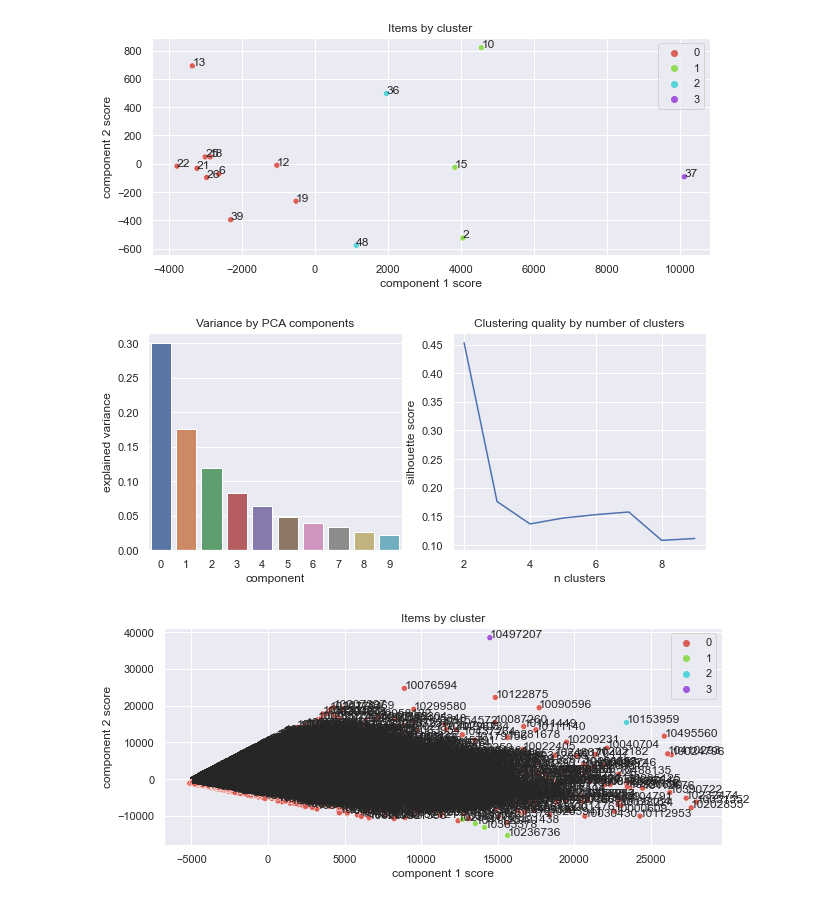
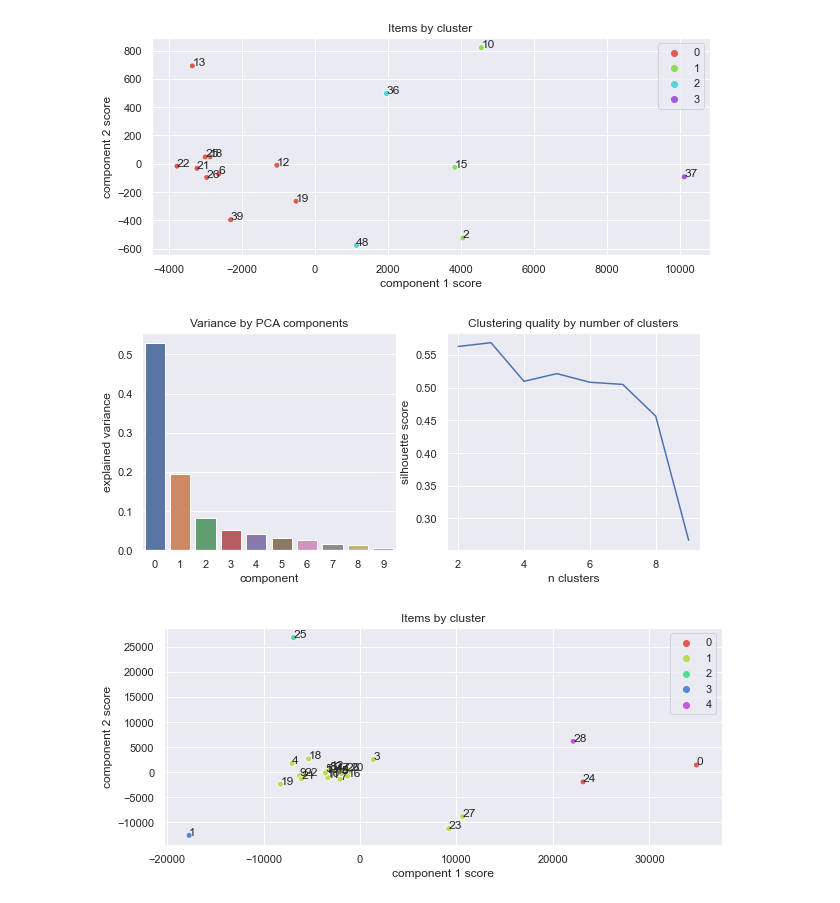
Before and after one commit to GallonShih/Projects, a Jupyter notebook: SideProject/07_E_SUN_2021_Winter_AI/data_restructuring.ipynb, the cells around one changed output. Cells and saved outputs as stored; diff of their text form; code cells hidden in the pictures.

```diff
--- a/SideProject/07_E_SUN_2021_Winter_AI/data_restructuring.ipynb
+++ b/SideProject/07_E_SUN_2021_Winter_AI/data_restructuring.ipynb
@@ -113,7 +115,7 @@ COL_LIST = ['dt', 'chid', 'shop_tag', 'txn_cnt', 'txn_amt', 'domestic_offline_cn
 # %% [markdown]
 #### 讀取測試資料，並篩選前10,000個chid
 # %%
-df_test = pd.read_csv(r'D:\Gallon\Project\07_E_SUN_2021_Winter_AI\data\需預測的顧客名單及提交檔案範例.csv')
+df_test = pd.read_csv(r'D:\Github\07_E_SUN_2021_Winter_AI\data\需預測的顧客名單及提交檔案範例.csv')
 df_test = df_test[:10000].reset_index(drop=True)
 df_test
 # %% [output]
@@ -133,7 +135,7 @@ df_test
 # %% [markdown]
 #### 匯入訓練資料，並根據篩選後的測試資料(df_test)選擇部分chid
 # %%
-df = read_data_by_chunk(path=r'D:\Gallon\Project\07_E_SUN_2021_Winter_AI\data\tbrain_cc_training_48tags_hash_final.csv',
+df = read_data_by_chunk(path=r'D:\Github\07_E_SUN_2021_Winter_AI\data\tbrain_cc_training_48tags_hash_final.csv',
                     df_test=df_test,
                     col_list=COL_LIST,
                     shop_tag_list=SHOP_TAG_LIST,
@@ -214,11 +216,13 @@ oldcols = matrix.columns
 # %% [markdown]
 ## shop_tag
 # %%
+# 每種類別的人均購買次數
 def shop_tag_mean_txn(matrix):
-    shop_tag_features = matrix.query('txn_cnt > 0').groupby(['shop_tag', 'chid'])['txn_cnt'].sum().reset_index()
+    shop_tag_features = matrix.groupby(['shop_tag', 'chid'])['txn_cnt'].sum().reset_index()
     shop_tag_features = shop_tag_features.groupby(['shop_tag'])['txn_cnt'].mean().reset_index(name='shop_tag_mean_txn')
     matrix = matrix.merge(shop_tag_features, on=['shop_tag'])
     return matrix
+# 每種類別的人均購買頻次
 def shop_tag_frequency_txn(matrix):
     shop_tag_features = matrix.query('txn_cnt > 0').groupby(['shop_tag', 'chid'])['dt'].nunique().reset_index(name='dt_cnt')
     shop_tag_features = shop_tag_features.groupby(['shop_tag'])['dt_cnt'].mean().reset_index(name='shop_tag_frequency_txn')
@@ -247,7 +272,7 @@ def cluster_feature(matrix, target_feature, clust_feature, level_feature, n_comp
     components = pca.fit_transform(pt)
     components = pd.DataFrame(components)
     # Plot PCA explained variance
-    sns.set_theme()
+    sns.set()
     features = list(range(pca.n_components_))
     fig = plt.figure(figsize=(10,4))
     ax = fig.add_subplot(121)
@@ -304,17 +330,19 @@ matrix['shop_tag_cluster'] = matrix['shop_tag'].map(shop_tag_group_dict)
 [figure]
 [figure]
 # %%
+# 行業別根據不同類別的消費來分類
 chid_group_dict = cluster_feature(matrix,
                                 'txn_amt',
-                                'chid',
+                                'trdtp',
                                 'shop_tag',
                                 n_components=10,
-                                n_clusters=4,
+                                n_clusters=5,
                                 aggfunc="mean",
                                 exclude =[])
+matrix['trdtp_cluster'] = matrix['trdtp'].map(shop_tag_group_dict)
 # %% [output]
-[figure, old version]
+[figure, new version]
-[figure, old version]
+[figure, new version]
 # %%
 matrix, oldcols = shrink_mem_new_cols(matrix, oldcols)
 # %%
```
Also changed, not shown: parts of 33 cells of this notebook, 2 other files.
